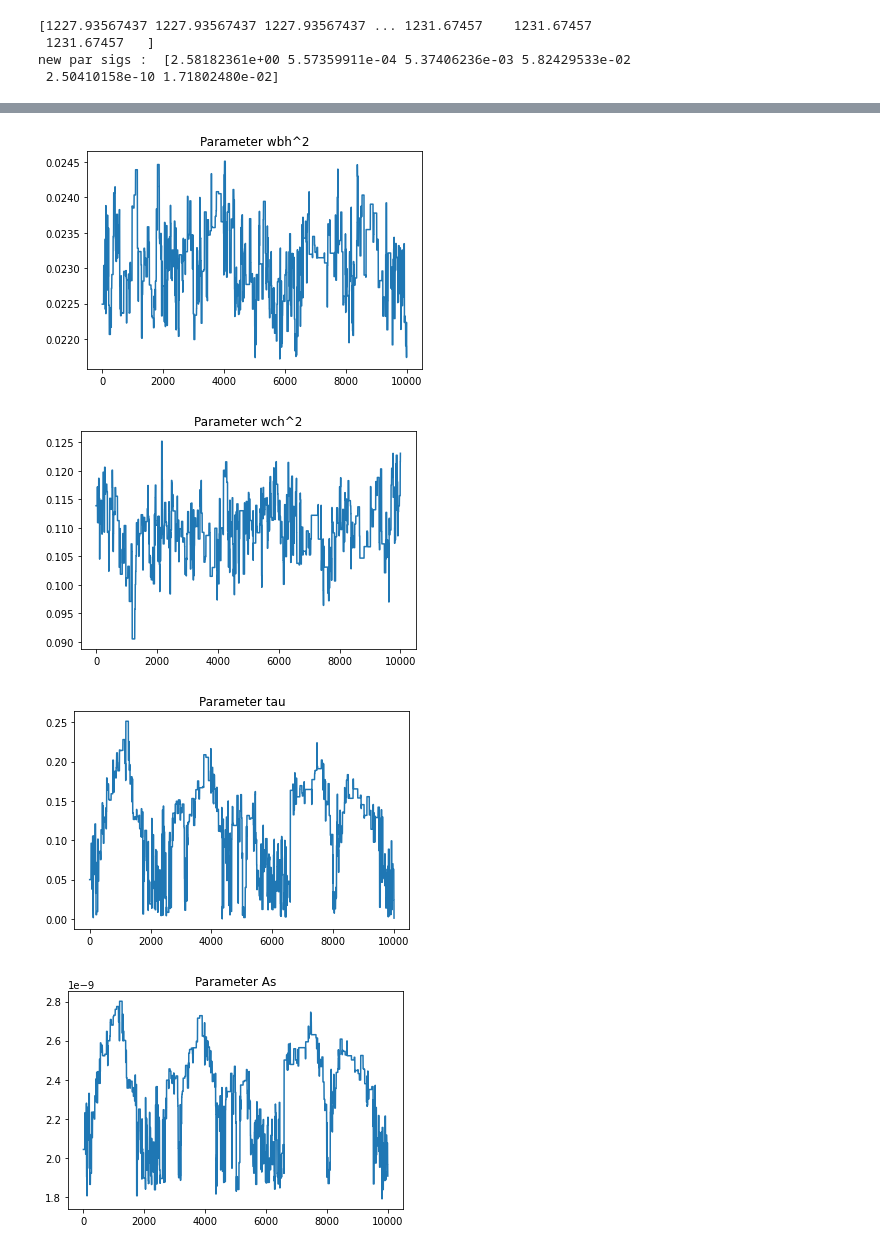
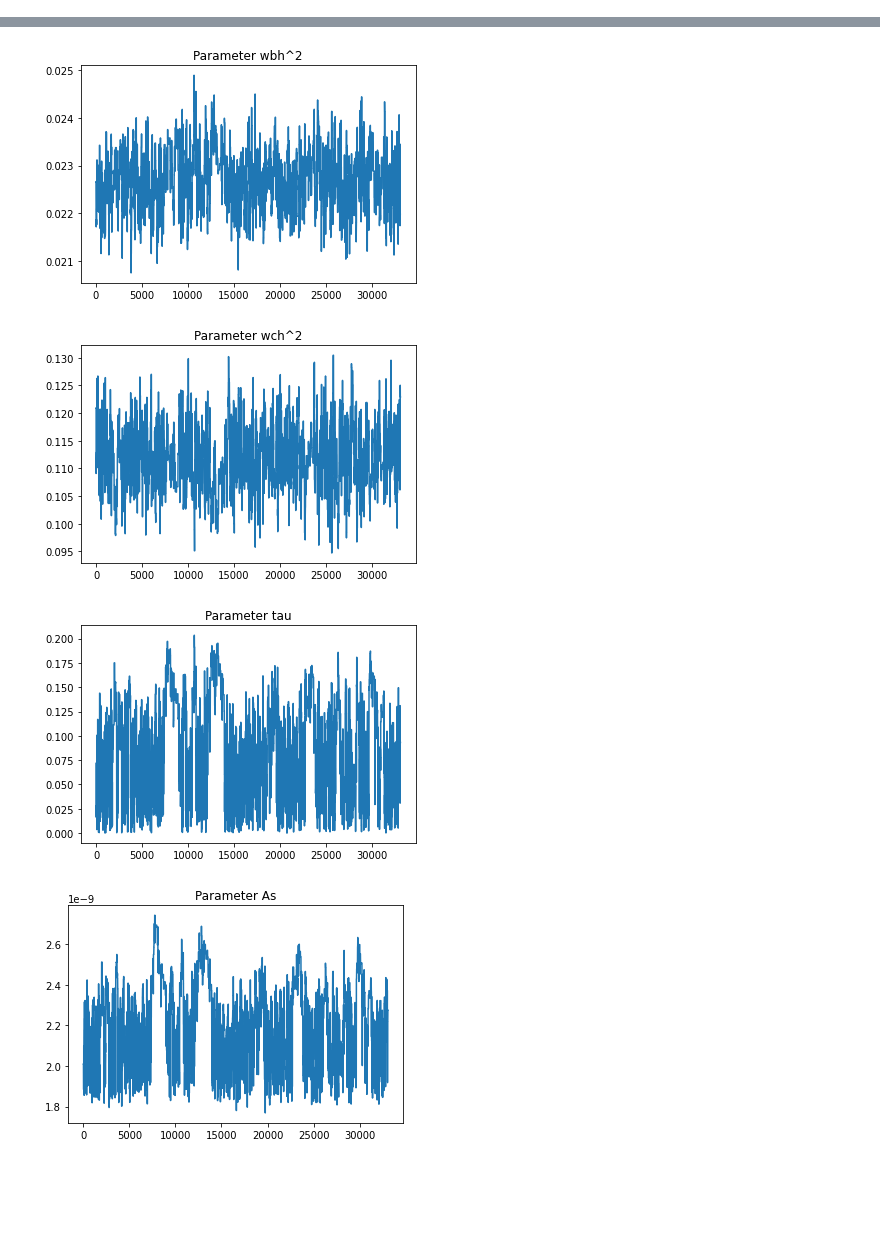
Before and after one commit to lizzord/phys512hw, a Jupyter notebook: problemset3/question4.ipynb, the cells around one changed output, grey strips where cells are left out. Drawn from its saved outputs; the diff is of its cells as text; code cells hidden in the pictures; blank space fills up the shorter version.

```diff
--- a/problemset3/question4.ipynb
+++ b/problemset3/question4.ipynb
@@ -76,25 +156,0 @@ d is  [-6.99916440e-01 -4.01355934e-04 -2.25003028e-03 -6.03755797e-02
-# %%
-#def mcmc(pars, data, step, chi2fun, n)
-#create data holding members
-npar = len(pars)
-chain = np.zeros([n, npar]) #track each step for each parameter in chain
-chi2vec = np.zeros(n) #keep track of chi2 at each step
-
-#calculate chi2 to determine step condition
-chi2_cur = chifun(wmap,pars)
-print('our current chi2 value is ', chi2_cur)
-
-#do actual chain calculations
-for ii in range(n):
-#     pars_trial = pars+np.random.randn(npar)*par_step #randomly add to each parameters
-    pars_trial = pars + np.dot(r, np.random.randn(r.shape[0]))
-    if pars_trial[3] > 0: #only go forward if tau is positive, can't be negative
-        chi2_trial = chifun(wmap, pars_trial) #check what chi2 value that would give
-        accept_prob = np.exp(-0.5*(chi2_trial - chi2_cur)) #prob that we take step
-        if np.random.rand(1) < accept_prob: #take step
-            pars=pars_trial
-            chi2_cur = chi2_trial
-    chain[ii, :] = pars #keep track of where we've been
-    chi2vec[ii]=chi2_cur
-#     print('iter ', ii, ' pars ', pars)
-#     print('chi2_cur ', chi2_cur)
@@ -103,10 +156,0 @@ our current chi2 value is  1227.9356743698859
-# %%
-print(chi2vec)
-
-par_sigs2 = np.std(chain, axis=0)
-print('new par sigs : ', par_sigs2)
-# %% [output]
-[1227.93567437 1227.93567437 1227.93567437 ... 1231.67457    1231.67457
- 1231.67457   ]
-new par sigs :  [2.58182361e+00 5.57359911e-04 5.37406236e-03 5.82429533e-02
- 2.50410158e-10 1.71802480e-02]
@@ -117,6 +190,21 @@ np.savetxt("chi2vec.txt", chi2vec)
+# %%
+#load data
+chain = np.loadtxt("chain36k_nozeros.txt")
+chi2vec = np.loadtxt("chi2vec36k_nozeros.txt")
+
+#in the case of the chain crashing partway remove extraneous zeros from end of chain
+# zeros = int(np.sum(chi2vec==0))
+# print('number of zeros are ', zeros)
+# print('n-zeros ', n-zeros)
+# chain = chain[0:-zeros, :]
+# chi2vec = chi2vec[0:-zeros]
+
+# # np.savetxt("chain36k_nozeros.txt", chain)
+# # np.savetxt("chi2vec36k_nozeros.txt", chi2vec)
 # %%
 print('chain sigmas are ', np.std(chain, axis=0))
 print('chain means are ', np.mean(chain, axis=0))
+print('the acceptance rate of the chain is ', acceptance_rate(chain))
 
 par_lab = ['h0', 'wbh^2', 'wch^2', 'tau', 'As', 'pwrlaw']
 for ii in range(len(pars)):
@@ -124,4 +212,9 @@ for ii in range(len(pars)):
     mpl.plot(chain[:, ii])
     mpl.title('Parameter ' + par_lab[ii])
     mpl.show()
+
+mpl.figure()
+mpl.plot(chi2vec)
+mpl.title('chi2 of the chain')
+mpl.show()
 # %% [output]
@@ -133,4 +230,4 @@ chain means are  [7.17488237e+01 2.30832492e-02 1.09667242e-01 1.16593851e-01
-[figure, old version]
+[figure, new version]
-[figure, old version]
+[figure, new version]
-[figure, old version]
+[figure, new version]
-[figure, old version]
+[figure, new version]
```
Also changed, not shown: parts of 9 cells of this notebook, 1 other file.
